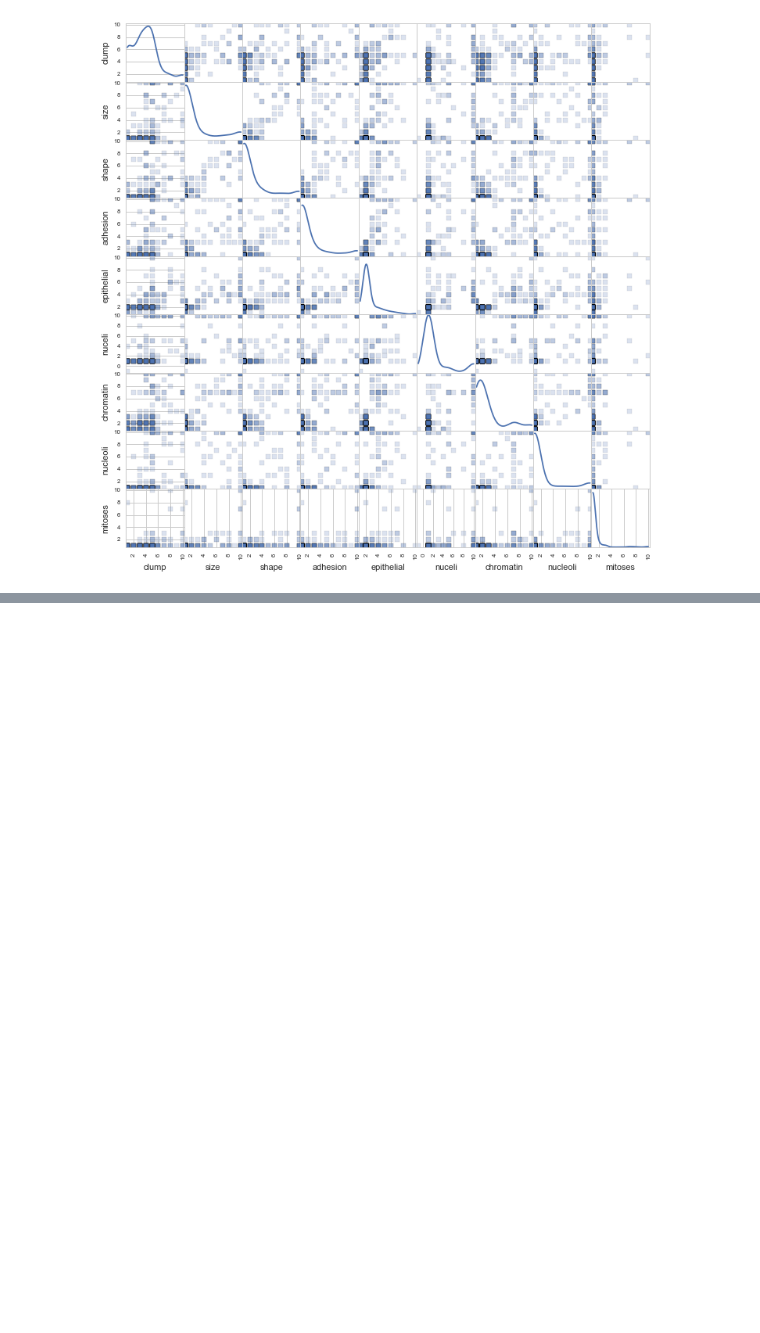
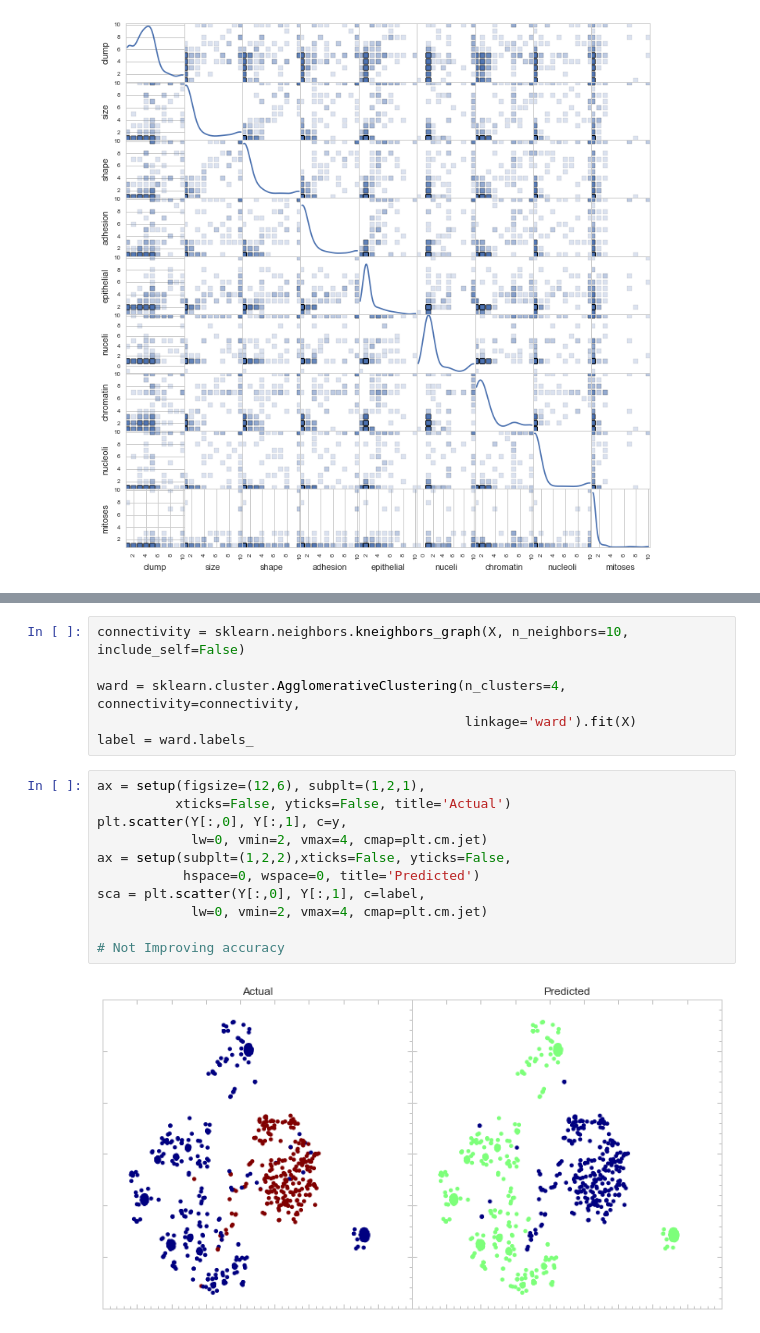
Before and after one commit to ajmendez/explore, a Jupyter notebook: cancer/mendez_datachallenge.ipynb, the cells around one changed output, grey strips where cells are left out. Drawn from its saved outputs; the diff is of its cells as text; blank space fills up the shorter version.

```diff
--- a/cancer/mendez_datachallenge.ipynb
+++ b/cancer/mendez_datachallenge.ipynb
@@ -678,0 +772,19 @@ cv_it(data, slice(489,len(data)))
+# %%
+connectivity = sklearn.neighbors.kneighbors_graph(X, n_neighbors=10, include_self=False)
+
+ward = sklearn.cluster.AgglomerativeClustering(n_clusters=4, connectivity=connectivity,
+                                               linkage='ward').fit(X)
+label = ward.labels_
+# %%
+ax = setup(figsize=(12,6), subplt=(1,2,1),
+          xticks=False, yticks=False, title='Actual')
+plt.scatter(Y[:,0], Y[:,1], c=y,
+            lw=0, vmin=2, vmax=4, cmap=plt.cm.jet)
+ax = setup(subplt=(1,2,2),xticks=False, yticks=False,
+           hspace=0, wspace=0, title='Predicted')
+sca = plt.scatter(Y[:,0], Y[:,1], c=label,
+            lw=0, vmin=2, vmax=4, cmap=plt.cm.jet)
+
+# Not Improving accuracy
+# %% [output]
+[figure, added]
```
Also changed, not shown: parts of 14 cells of this notebook, 2 other files.
